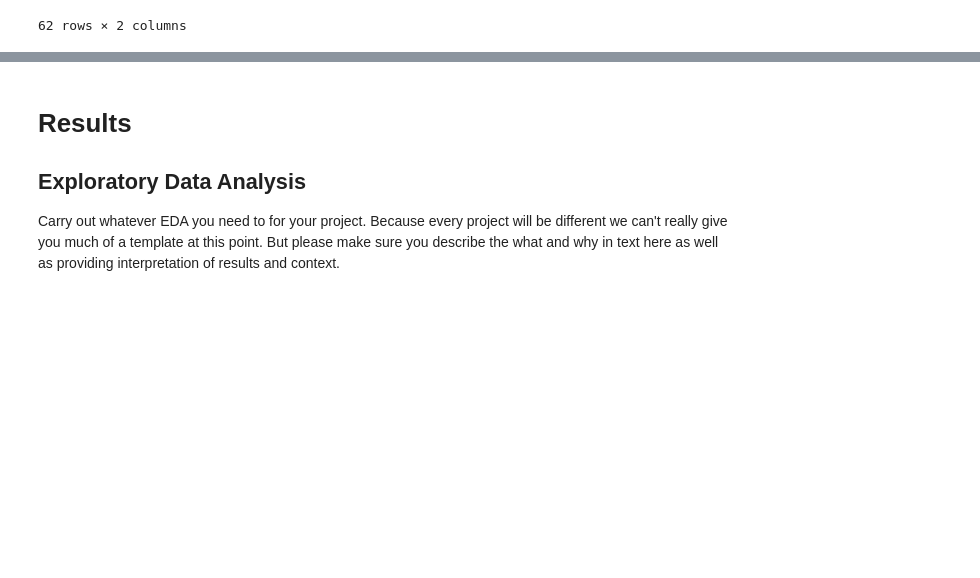
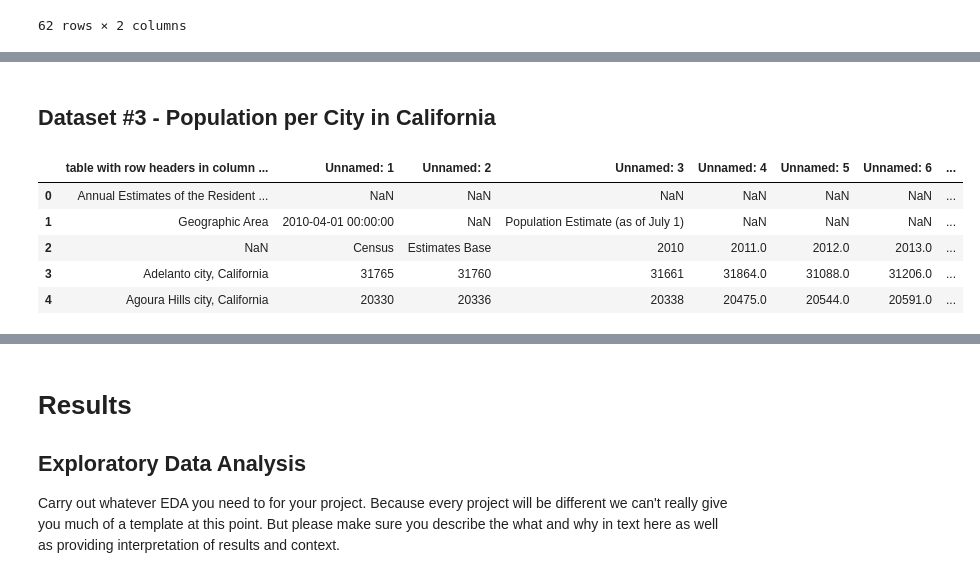
Before and after one commit to COGS108/Group099_WI24, a Jupyter notebook: EDACheckpoint_Group099_WI24.ipynb, the cells around one changed output, grey strips where cells are left out. Saved outputs shown, nothing was run; the diff lists cells and outputs as text; code cells hidden in the pictures; blank space fills up the shorter version.

```diff
--- a/EDACheckpoint_Group099_WI24.ipynb
+++ b/EDACheckpoint_Group099_WI24.ipynb
@@ -166,0 +190,13 @@ transit_df
+# %% [markdown]
+## Dataset #3 - Population per City in California
+# %%
+population_df = pd.read_excel('SUB-IP-EST2019-ANNRES-06.xlsx')
+
+population_df.head()
+# %% [output]
+|  | table with row headers in column ... | Unnamed: 1 | Unnamed: 2 | Unnamed: 3 | Unnamed: 4 | Unnamed: 5 | Unnamed: 6 | ... |
+| 0 | Annual Estimates of the Resident ... | NaN | NaN | NaN | NaN | NaN | NaN | ... |
+| 1 | Geographic Area | 2010-04-01 00:00:00 | NaN | Population Estimate (as of July 1) | NaN | NaN | NaN | ... |
+| 2 | NaN | Census | Estimates Base | 2010 | 2011.0 | 2012.0 | 2013.0 | ... |
+| 3 | Adelanto city, California | 31765 | 31760 | 31661 | 31864.0 | 31088.0 | 31206.0 | ... |
+| 4 | Agoura Hills city, California | 20330 | 20336 | 20338 | 20475.0 | 20544.0 | 20591.0 | ... |
```
Also changed, not shown: parts of 6 cells of this notebook.
